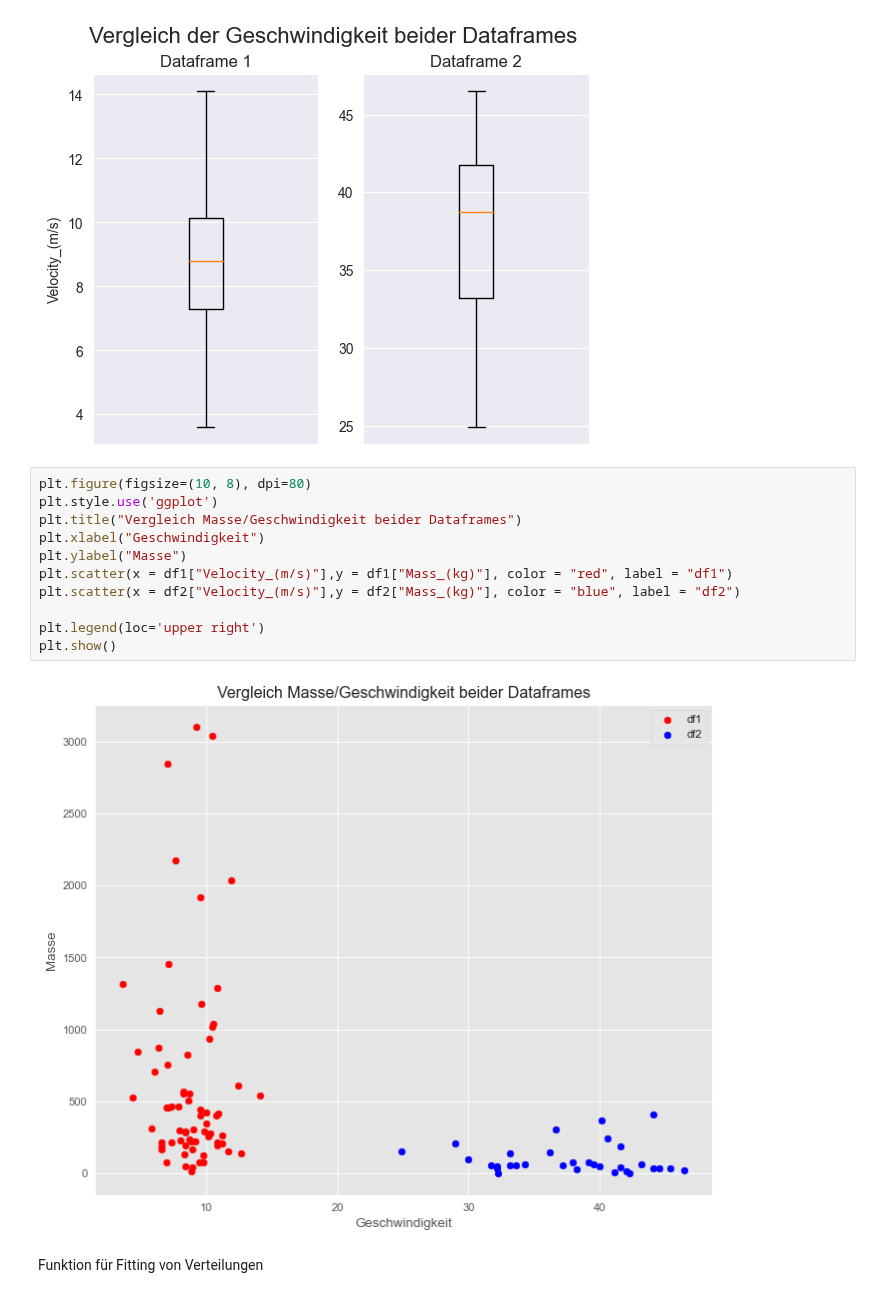
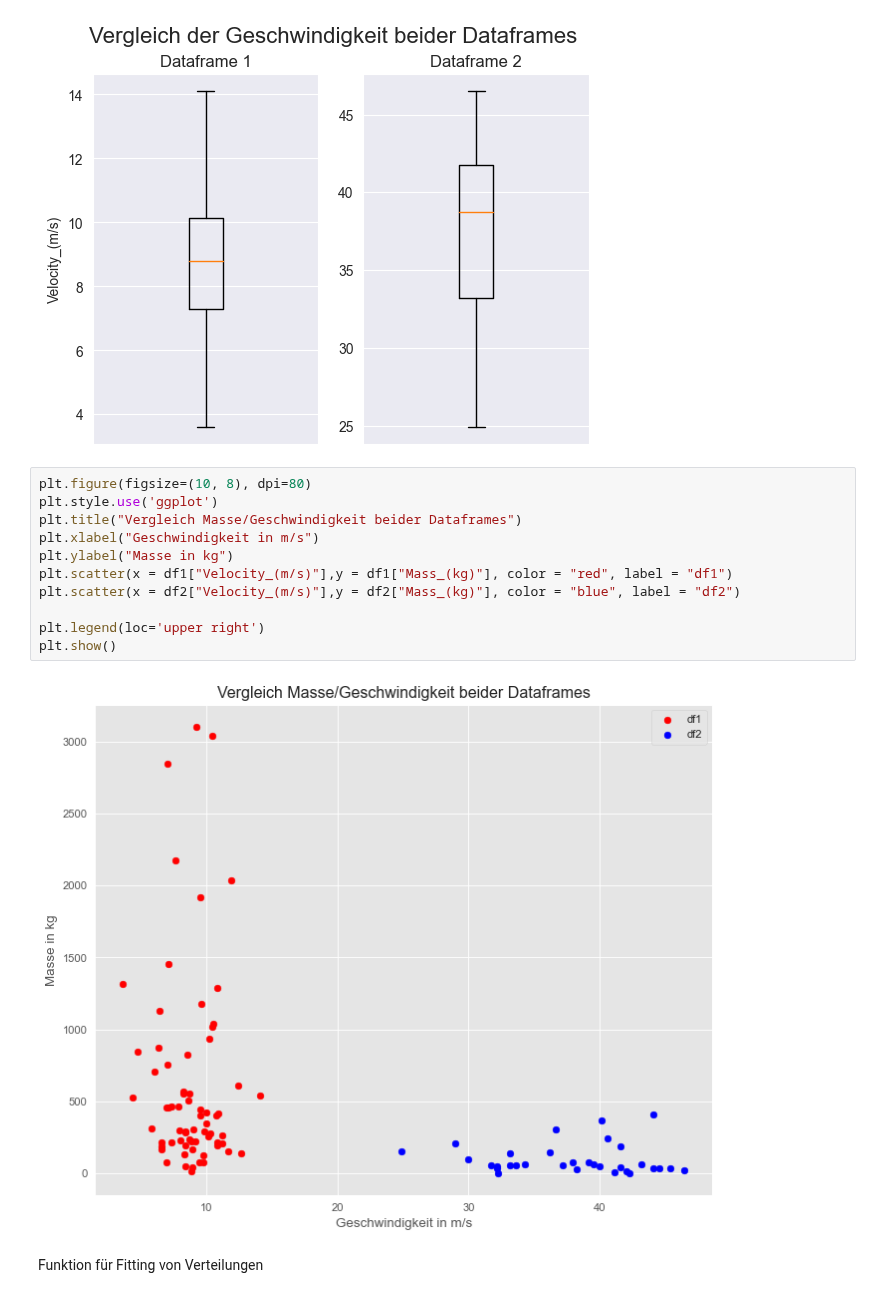
Before and after one commit to lhenchoz/cwm1, a Jupyter notebook: Steinschlag_v1.ipynb, the cells around one changed output. Cells and saved outputs as stored; diff of their text form.

```diff
--- a/Steinschlag_v1.ipynb
+++ b/Steinschlag_v1.ipynb
@@ -128,16 +128,16 @@ boxplot_compare(df1,df2,"Velocity_(m/s)", "Vergleich der Geschwindigkeit beider
 # %%
 plt.figure(figsize=(10, 8), dpi=80)
 plt.style.use('ggplot')
 plt.title("Vergleich Masse/Geschwindigkeit beider Dataframes")
-plt.xlabel("Geschwindigkeit")
-plt.ylabel("Masse")
+plt.xlabel("Geschwindigkeit in m/s")
+plt.ylabel("Masse in kg")
 plt.scatter(x = df1["Velocity_(m/s)"],y = df1["Mass_(kg)"], color = "red", label = "df1")
 plt.scatter(x = df2["Velocity_(m/s)"],y = df2["Mass_(kg)"], color = "blue", label = "df2")
 
 plt.legend(loc='upper right')
 plt.show()
 # %% [output]
-[figure, old version]
+[figure, new version]
 # %% [markdown]
 Funktion für Fitting von Verteilungen
 # %%
```
